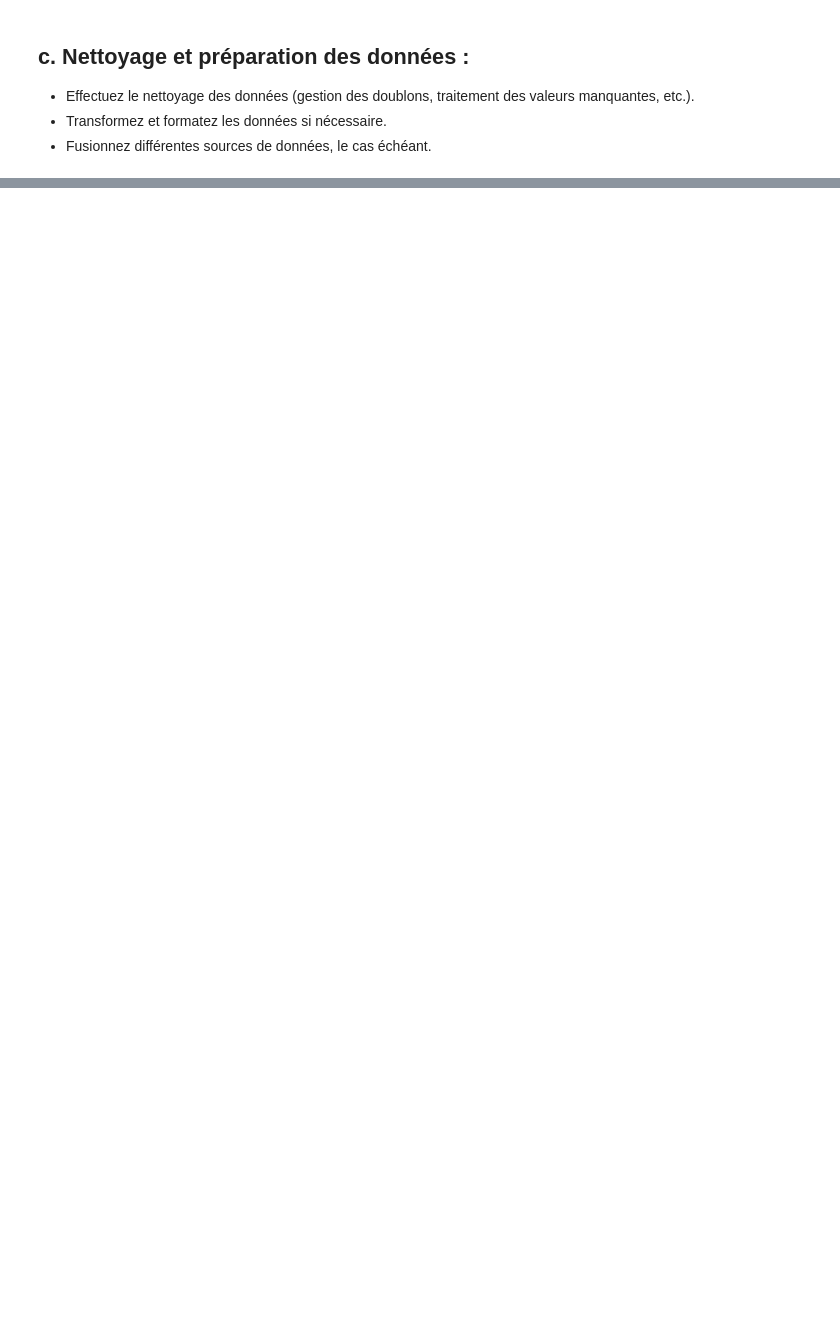
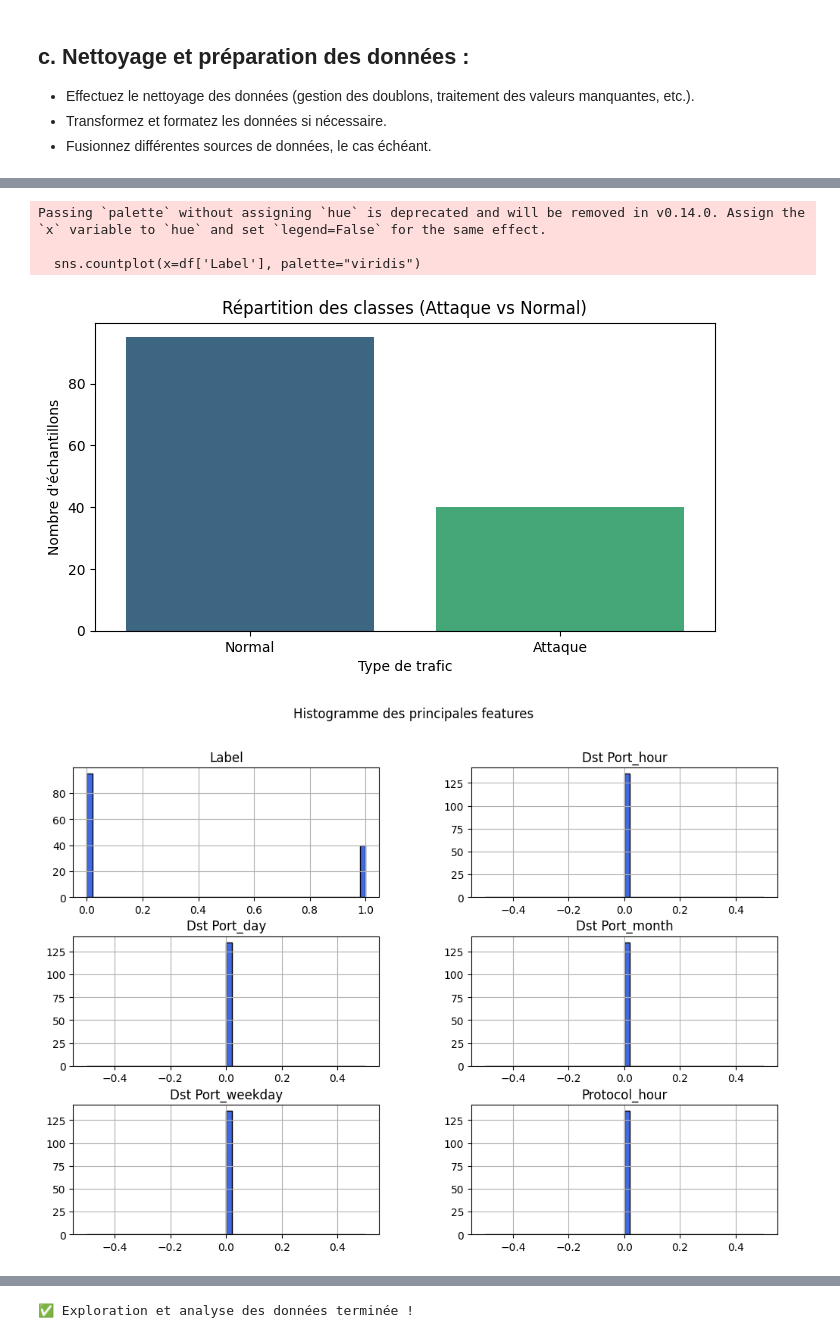
Before and after one commit to alexetne/projettaieb, a Jupyter notebook: ex2.ipynb, the cells around one changed output, grey strips where cells are left out. Saved outputs shown, nothing was run; the diff lists cells and outputs as text; code cells hidden in the pictures; blank space fills up the shorter version.

```diff
--- a/ex2.ipynb
+++ b/ex2.ipynb
@@ -350,0 +831,53 @@ dtype: int64
+# %%
+# Charger les données nettoyées
+file_path = "cleaned_02-14-2018-2.csv"
+df = pd.read_csv(file_path)
+
+# 🔹 1. Aperçu des premières lignes
+print("\n📌 Aperçu des données nettoyées :")
+print(df.head())
+
+# 🔹 2. Statistiques générales des données
+print("\n📌 Statistiques descriptives des variables numériques :")
+print(df.describe())
+
+# 🔹 3. Vérification de la distribution des labels
+plt.figure(figsize=(8, 4))
+sns.countplot(x=df['Label'], palette="viridis")
+plt.title("Répartition des classes (Attaque vs Normal)")
+plt.xlabel("Type de trafic")
+plt.ylabel("Nombre d'échantillons")
+plt.xticks(ticks=[0, 1], labels=["Normal", "Attaque"])
+plt.show()
+
+# 🔹 4. Vérification de la distribution de quelques variables clés
+features_to_plot = df.select_dtypes(include=[np.number]).columns[:6]  # Sélectionne 6 variables numériques
+
+df[features_to_plot].hist(figsize=(12, 8), bins=50, color='royalblue', edgecolor='black')
+plt.suptitle("Histogramme des principales features")
+plt.show()
+
+# 🔹 5. Matrice de corrélation des principales features
+plt.figure(figsize=(10, 8))
+corr_matrix = df.corr()
+sns.heatmap(corr_matrix, annot=False, cmap="coolwarm", linewidths=0.5)
+plt.title("🔍 Matrice de Corrélation")
+plt.show()
+
+# 🔹 6. Analyse des relations entre variables clés (ex: durée vs débit)
+plt.figure(figsize=(8, 6))
+sns.scatterplot(x=df[features_to_plot[0]], y=df[features_to_plot[1]], hue=df['Label'], alpha=0.5, palette="coolwarm")
+plt.title(f"🔍 Relation entre {features_to_plot[0]} et {features_to_plot[1]}")
+plt.xlabel(features_to_plot[0])
+plt.ylabel(features_to_plot[1])
+plt.show()
+
+# 🔹 7. Boxplot pour analyser la distribution des valeurs
+plt.figure(figsize=(12, 6))
+sns.boxplot(data=df[features_to_plot], palette="coolwarm")
+plt.xticks(rotation=90)
+plt.title("Boxplot des principales features")
+plt.show()
+
+print("\n✅ Exploration et analyse des données terminée !")
+# %% [output]
@@ -350,0 +901,5 @@ dtype: int64
+Passing `palette` without assigning `hue` is deprecated and will be removed in v0.14.0. Assign the `x` variable to `hue` and set `legend=False` for the same effect.
+
+  sns.countplot(x=df['Label'], palette="viridis")
+[figure, added]
+[figure, added]
@@ -350,0 +909 @@ dtype: int64
+✅ Exploration et analyse des données terminée !
```
Also changed, not shown: parts of 11 cells of this notebook, 4 other files.
